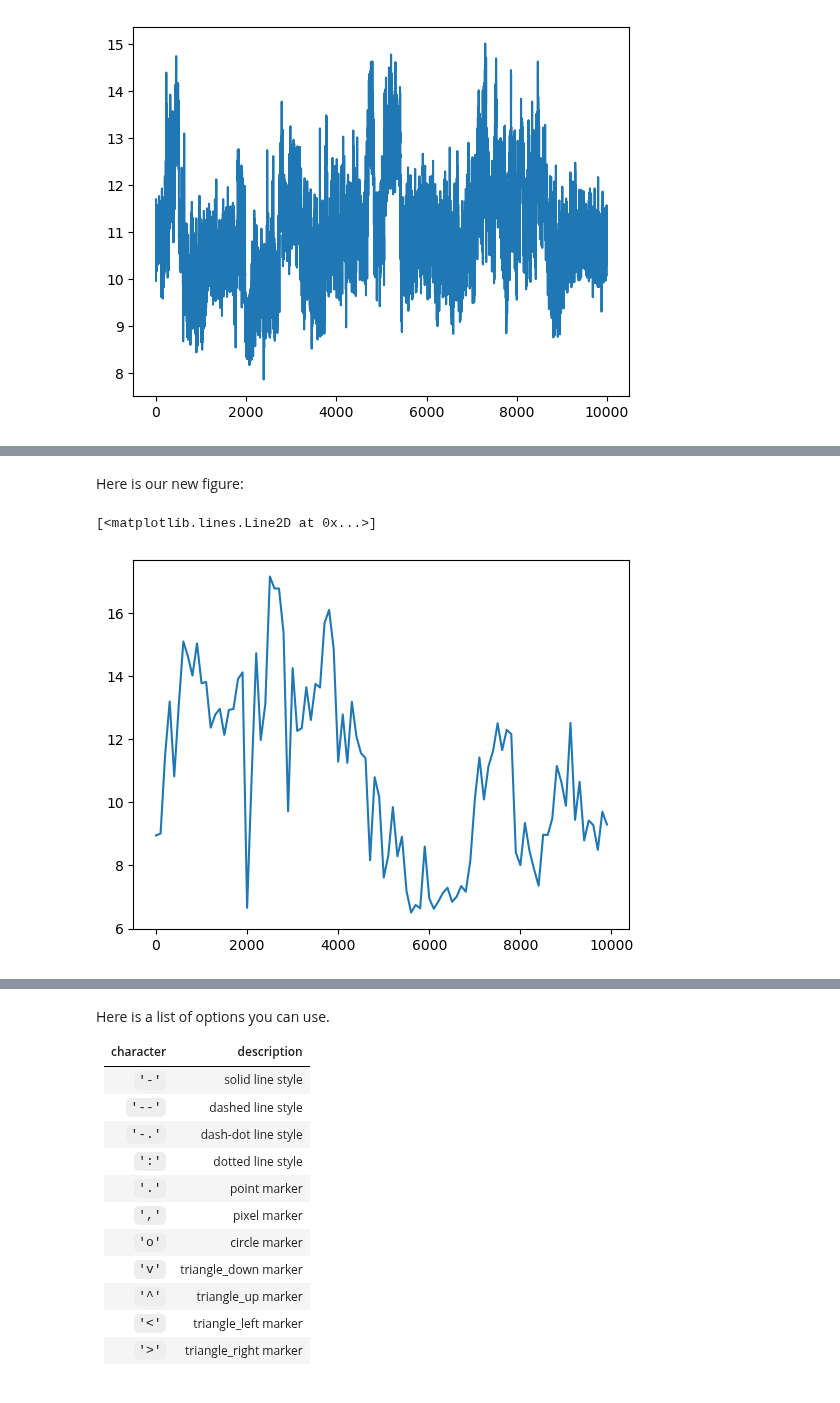
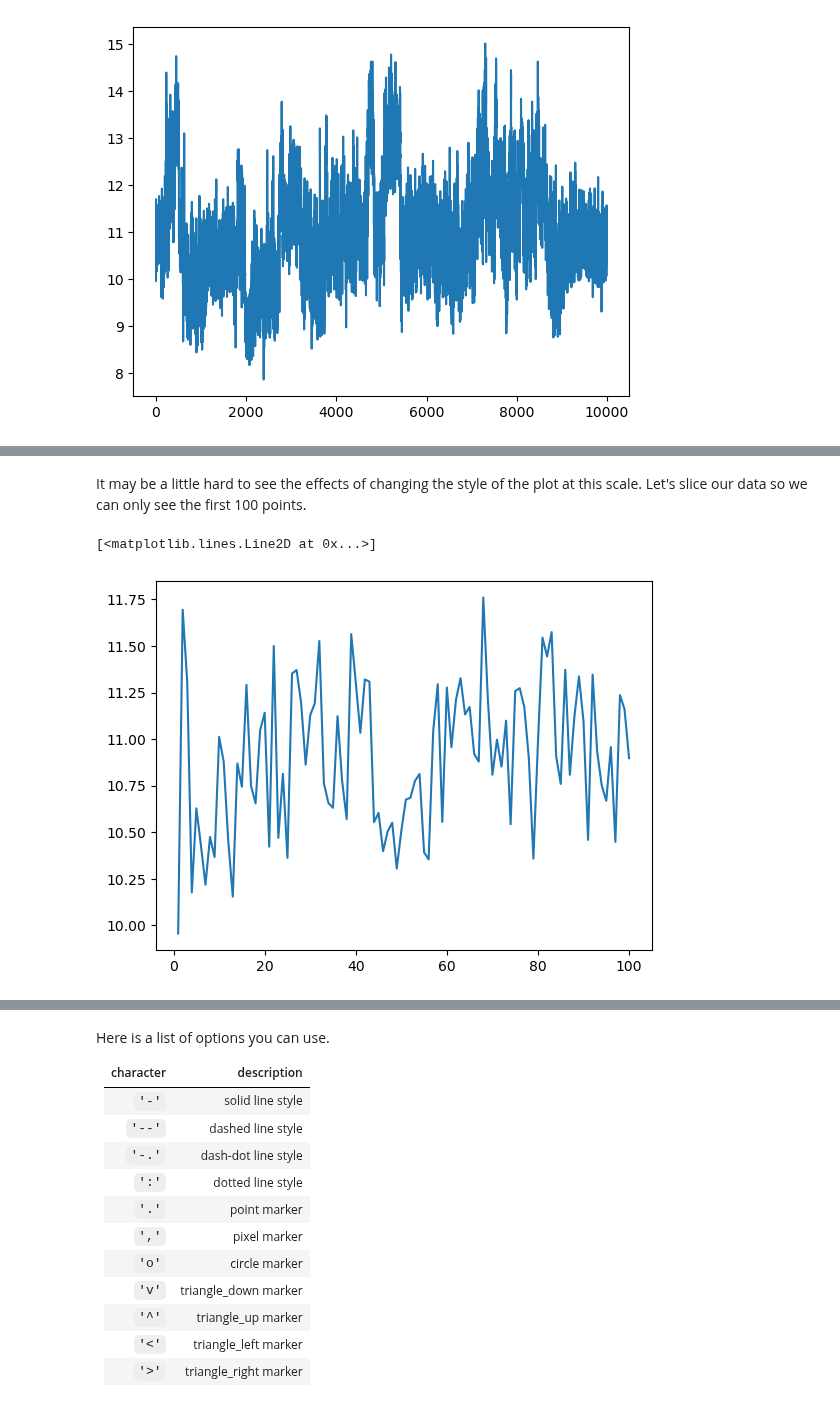
Before and after one commit to CSULA-MolSSI-PREC/intro-python-website, a Jupyter notebook: book/05-plotting-pandas.ipynb, the cells around one changed output, grey strips where cells are left out. Saved outputs shown, nothing was run; the diff lists cells and outputs as text; code cells hidden in the pictures.

```diff
--- a/book/05-plotting-pandas.ipynb
+++ b/book/05-plotting-pandas.ipynb
@@ -109,11 +89,14 @@ print(distances.iloc[0:1000:100,1:])    # to use the whole data set, simply leav
-# %% [markdown]
-Here is our new figure:
-# %%
-plt.figure()
-plt.plot(distances.iloc[::100,0], distances.iloc[::100,1])
-# %% [output]
-[<matplotlib.lines.Line2D at 0x...>]
-[figure, removed]
+# %% [markdown]
+It may be a little hard to see the effects of changing the style of the plot at this scale.
+Let's slice our data so we can only see the first 100 points.
+# %%
+plot_data = distances.iloc[0:100,:]
+
+plt.figure()
+plt.plot(plot_data["Frame"], plot_data["TYR6_ASP"])
+# %% [output]
+[<matplotlib.lines.Line2D at 0x...>]
+[figure, added]
 # %% [markdown]
 ### Labels and Legends
 
```
Also changed, not shown: parts of 20 cells of this notebook.
